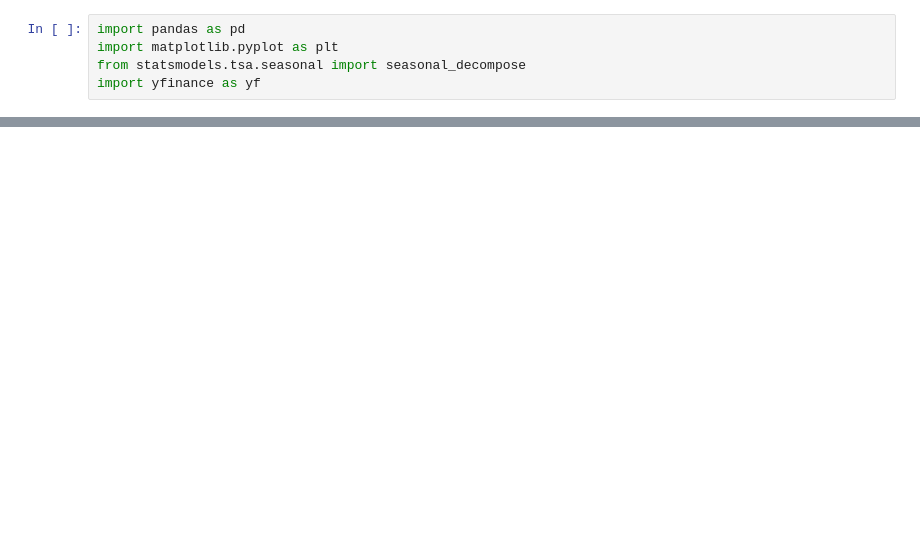
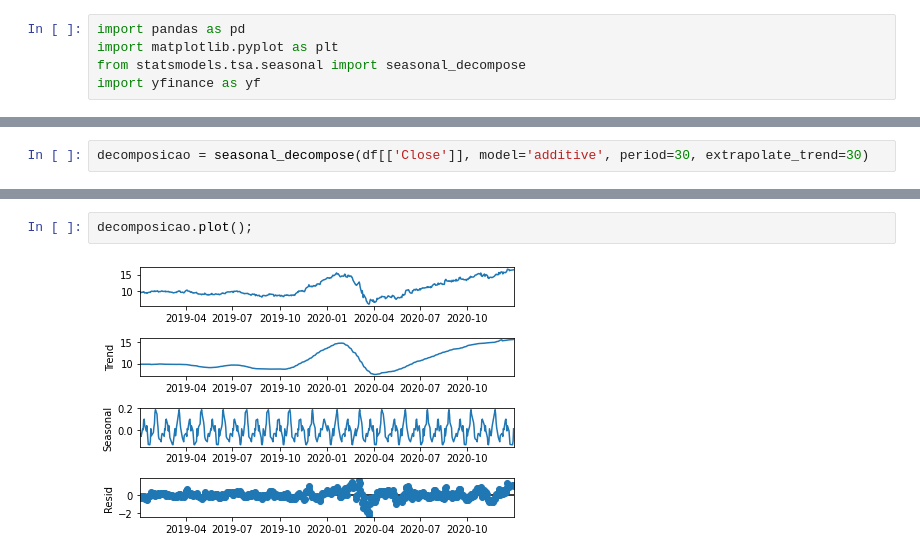
Before and after one commit to kauebr/Insights, a Jupyter notebook: Setor Siderúrgico Nacional/2 Entrega - Cliclo 2/Passo 06 - Análise exploratória/Jupyter Notebooks/análise II - Testes.ipynb, the cells around one changed output, grey strips where cells are left out. Saved outputs shown, nothing was run; the diff lists cells and outputs as text; blank space fills up the shorter version.

```diff
--- a/Setor Siderúrgico Nacional/2 Entrega - Cliclo 2/Passo 06 - Análise exploratória/Jupyter Notebooks/análise II - Testes.ipynb
+++ b/Setor Siderúrgico Nacional/2 Entrega - Cliclo 2/Passo 06 - Análise exploratória/Jupyter Notebooks/análise II - Testes.ipynb
@@ -59,0 +74,2 @@ df.tail()
+# %%
+decomposicao = seasonal_decompose(df[['Close']], model='additive', period=30, extrapolate_trend=30)
@@ -59,0 +97,4 @@ df.tail()
+# %%
+decomposicao.plot();
+# %% [output]
+[figure, added]
```
Also changed, not shown: parts of 12 cells of this notebook, 3 other files.
